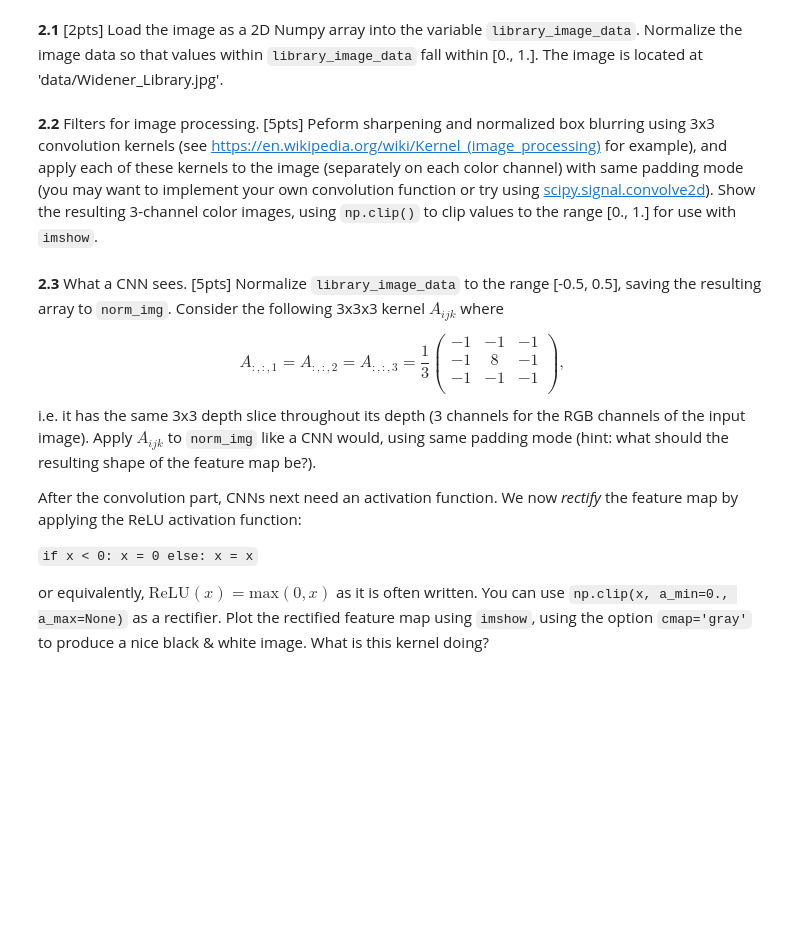
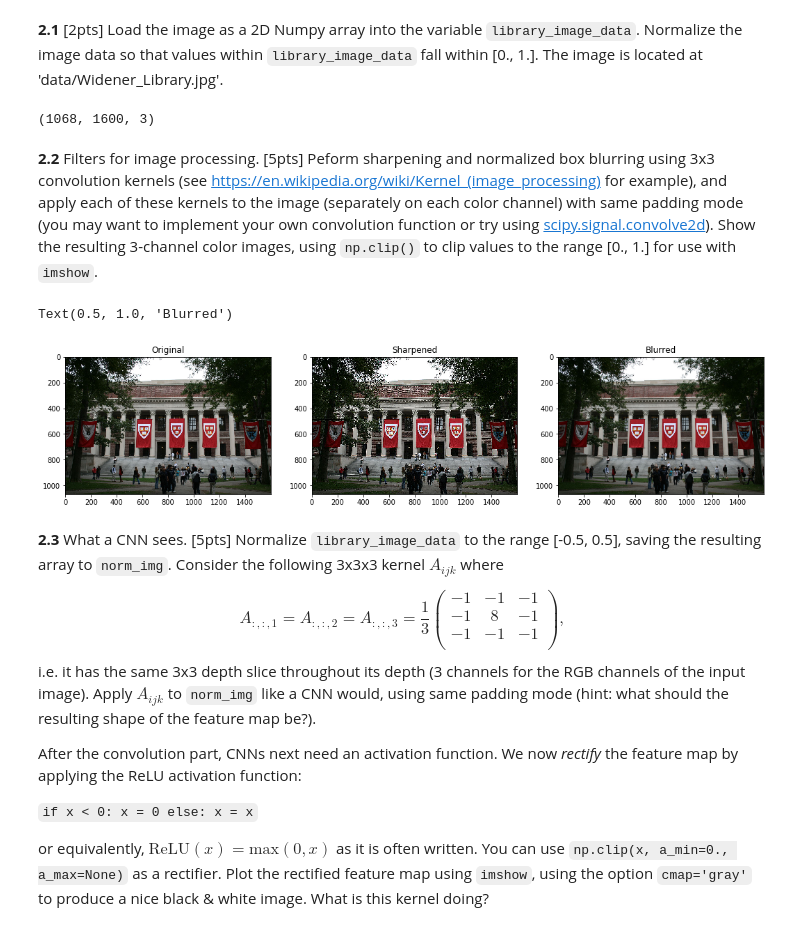
Before and after one commit to simonwarchol/2020-CS109B, a Jupyter notebook: content/homeworks/hw04/notebook/cs109b_hw4.ipynb, the cells around one changed output. Saved outputs shown, nothing was run; the diff lists cells and outputs as text; code cells hidden in the pictures; blank space fills up the shorter version.

```diff
--- a/content/homeworks/hw04/notebook/cs109b_hw4.ipynb
+++ b/content/homeworks/hw04/notebook/cs109b_hw4.ipynb
@@ -301,2 +372,10 @@ and apply it to `feature_map`. This time, before we pass it through the activati
+# %%
+# your code here
+library_image_data = np.asarray(Image.open('data/Harvard_University_Widener_Library.jpg'))
+print(np.shape(library_image_data))
+library_image_data = library_image_data.astype('float32')
+library_image_data /= 255.0
+# %% [output]
+(1068, 1600, 3)
 # %% [markdown]
 **2.2** Filters for image processing. [5pts] Peform sharpening and normalized box blurring using 3x3 convolution kernels (see https://en.wikipedia.org/wiki/Kernel_(image_processing) for example), and apply each of these kernels to the image (separately on each color channel) with same padding mode (you may want to implement your own convolution function or try using  [scipy.signal.convolve2d](https://docs.scipy.org/doc/scipy/reference/generated/scipy.signal.convolve2d.html)). Show the resulting 3-channel color images, using `np.clip()` to clip values to the range [0., 1.] for use with `imshow`.
@@ -305,3 +382,26 @@ and apply it to `feature_map`. This time, before we pass it through the activati
+# %%
+sharpening = np.array([[0,-1,0],[-1,5,-1],[0,-1,0]])
+blurring = (1/9)*np.array([[1,1,1],[1,1,1],[1,1,1]])
+sharpened_img = np.zeros(np.shape(library_image_data))
+for i in range(3):
+    sharpened_img[:,:,i] = convolve2d(library_image_data[:,:,i], sharpening, boundary='fill', mode='same')
+# plt.imshow(np.clip(sharpened_img,0,1))
+
+blurred_img = np.zeros(np.shape(library_image_data))
+for i in range(3):
+    blurred_img[:,:,i] = convolve2d(library_image_data[:,:,i], blurring, boundary='fill', mode='same')
+# plt.imshow(np.clip(blurred_img,0,1))
+
+fig, (original, sharp, blur) = plt.subplots(1, 3,figsize=(18,))
+original.imshow(np.clip(library_image_data,0,1))
+original.set_title('Original')
+sharp.imshow(np.clip(sharpened_img,0,1))
+sharp.set_title('Sharpened')
+blur.imshow(np.clip(blurred_img,0,1))
+blur.set_title('Blurred')
+# %% [output]
+Text(0.5, 1.0, 'Blurred')
+[figure, added]
 # %% [markdown]
 **2.3** What a CNN sees. [5pts] Normalize `library_image_data` to the range [-0.5, 0.5], saving the resulting array to `norm_img`. Consider the following 3x3x3 kernel $A_{ijk}$ where
 $$
```
Also changed, not shown: parts of 9 cells of this notebook.
